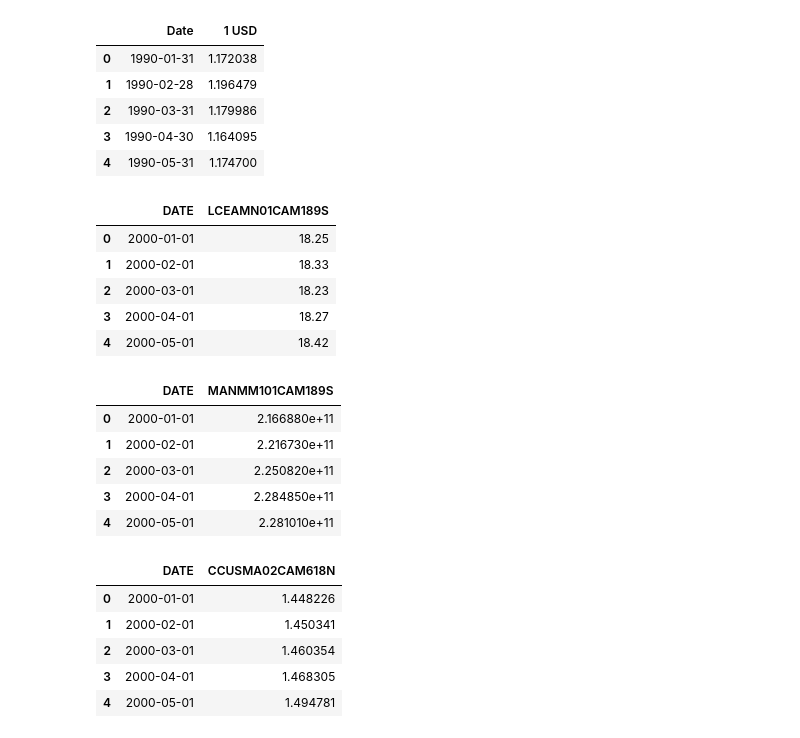
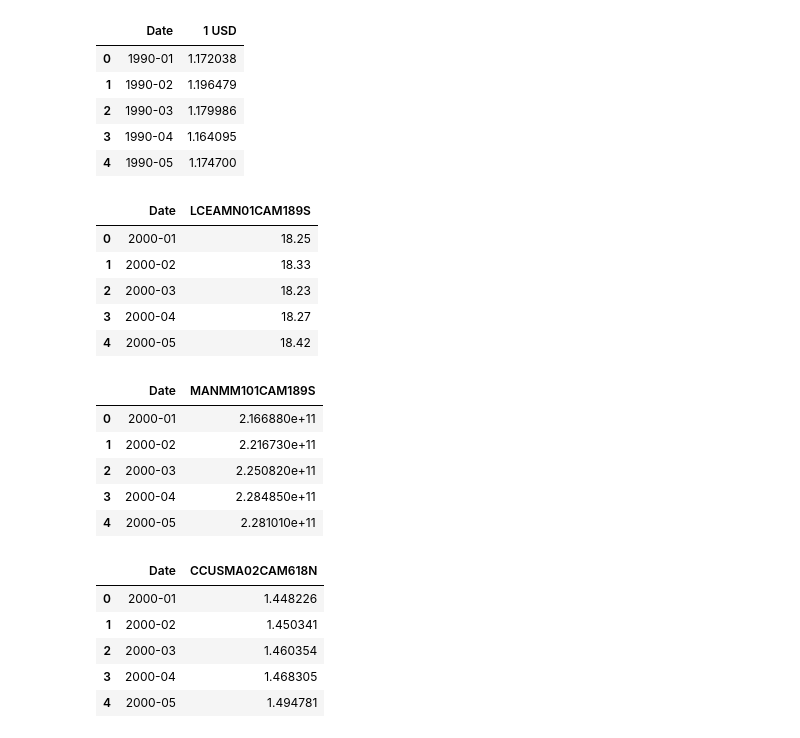
Before and after one commit to LuisErnestoZamb/final_project_ia, a Jupyter notebook: project.ipynb, the cells around one changed output. Drawn from its saved outputs; the diff is of its cells as text; code cells hidden in the pictures.

```diff
--- a/project.ipynb
+++ b/project.ipynb
@@ -2,16 +2,19 @@
 import pandas as pd
 import datetime
 def truncate_date(date):
-  return date[:7]
+  ts = pd.to_datetime(str(date))
+  return ts.strftime('%Y-%m')
 
 def parsing_string_to_date(date):
   format = "%B %Y"
-  return datetime.datetime.strptime(date, format)
+  return truncate_date(datetime.datetime.strptime(date, format))
 
 # Brute data from different sources:
 # https://ai-project-inflation.s3.amazonaws.com/
 
 brent_crude_prices = pd.read_excel("./Brent_crude_prices.xls", sheet_name=1, header=2)
+brent_crude_prices["Date"] = brent_crude_prices["Date"].apply(truncate_date)
 brent_crude_prices.head()
+# brent_crude_prices.info()
 # %% [output]
 |  | Date | Europe Brent Spot Price FOB (Doll... |
@@ -48,42 +54,49 @@ bond_rate.head()
 # %%
-fx_rates = pd.read_csv("./FX_RATES_MONTHLY_CSV.csv", )
+fx_rates = pd.read_csv("./FX_RATES_MONTHLY_CSV.csv")
+fx_rates["Date"] = fx_rates["Date"].apply(truncate_date)
 fx_rates.head()
 # %% [output]
 |  | Date | 1 USD |
-| 0 | 1990-01-31 | 1.172038 |
-| 1 | 1990-02-28 | 1.196479 |
-| 2 | 1990-03-31 | 1.179986 |
-| 3 | 1990-04-30 | 1.164095 |
-| 4 | 1990-05-31 | 1.174700 |
+| 0 | 1990-01 | 1.172038 |
+| 1 | 1990-02 | 1.196479 |
+| 2 | 1990-03 | 1.179986 |
+| 3 | 1990-04 | 1.164095 |
+| 4 | 1990-05 | 1.174700 |
 # %%
 manufacturing_rate = pd.read_csv("./Stlouisfeb_hourmanurate.csv")
+manufacturing_rate.rename(columns={'DATE': 'Date'}, inplace=True)
+manufacturing_rate["Date"] = manufacturing_rate["Date"].apply(truncate_date)
 manufacturing_rate.head()
 # %% [output]
-|  | DATE | LCEAMN01CAM189S |
-| 0 | 2000-01-01 | 18.25 |
-| 1 | 2000-02-01 | 18.33 |
-| 2 | 2000-03-01 | 18.23 |
-| 3 | 2000-04-01 | 18.27 |
-| 4 | 2000-05-01 | 18.42 |
+|  | Date | LCEAMN01CAM189S |
+| 0 | 2000-01 | 18.25 |
+| 1 | 2000-02 | 18.33 |
+| 2 | 2000-03 | 18.23 |
+| 3 | 2000-04 | 18.27 |
+| 4 | 2000-05 | 18.42 |
 # %%
 money_supply = pd.read_csv("./Stlousisfed_Canadain_Money_supply.csv")
+money_supply.rename(columns={'DATE': 'Date'}, inplace=True)
+money_supply["Date"] = money_supply["Date"].apply(truncate_date)
 money_supply.head()
 # %% [output]
-|  | DATE | MANMM101CAM189S |
-| 0 | 2000-01-01 | 2.166880e+11 |
-| 1 | 2000-02-01 | 2.216730e+11 |
-| 2 | 2000-03-01 | 2.250820e+11 |
-| 3 | 2000-04-01 | 2.284850e+11 |
-| 4 | 2000-05-01 | 2.281010e+11 |
+|  | Date | MANMM101CAM189S |
+| 0 | 2000-01 | 2.166880e+11 |
+| 1 | 2000-02 | 2.216730e+11 |
+| 2 | 2000-03 | 2.250820e+11 |
+| 3 | 2000-04 | 2.284850e+11 |
+| 4 | 2000-05 | 2.281010e+11 |
 # %%
 fed_fx_rates = pd.read_csv("./stlousisfedFXRates.csv")
+fed_fx_rates.rename(columns={'DATE': 'Date'}, inplace=True)
+fed_fx_rates["Date"] = fed_fx_rates["Date"].apply(truncate_date)
 fed_fx_rates.head()
 # %% [output]
-|  | DATE | CCUSMA02CAM618N |
-| 0 | 2000-01-01 | 1.448226 |
-| 1 | 2000-02-01 | 1.450341 |
-| 2 | 2000-03-01 | 1.460354 |
-| 3 | 2000-04-01 | 1.468305 |
-| 4 | 2000-05-01 | 1.494781 |
+|  | Date | CCUSMA02CAM618N |
+| 0 | 2000-01 | 1.448226 |
+| 1 | 2000-02 | 1.450341 |
+| 2 | 2000-03 | 1.460354 |
+| 3 | 2000-04 | 1.468305 |
+| 4 | 2000-05 | 1.494781 |
 # %%
 cpi_inflation = pd.read_csv("./1810025601-CPI_and_Inflation_ydata.csv", header=8, nrows=9, skiprows={10,14})
```
Also changed, not shown: parts of 8 cells of this notebook.
